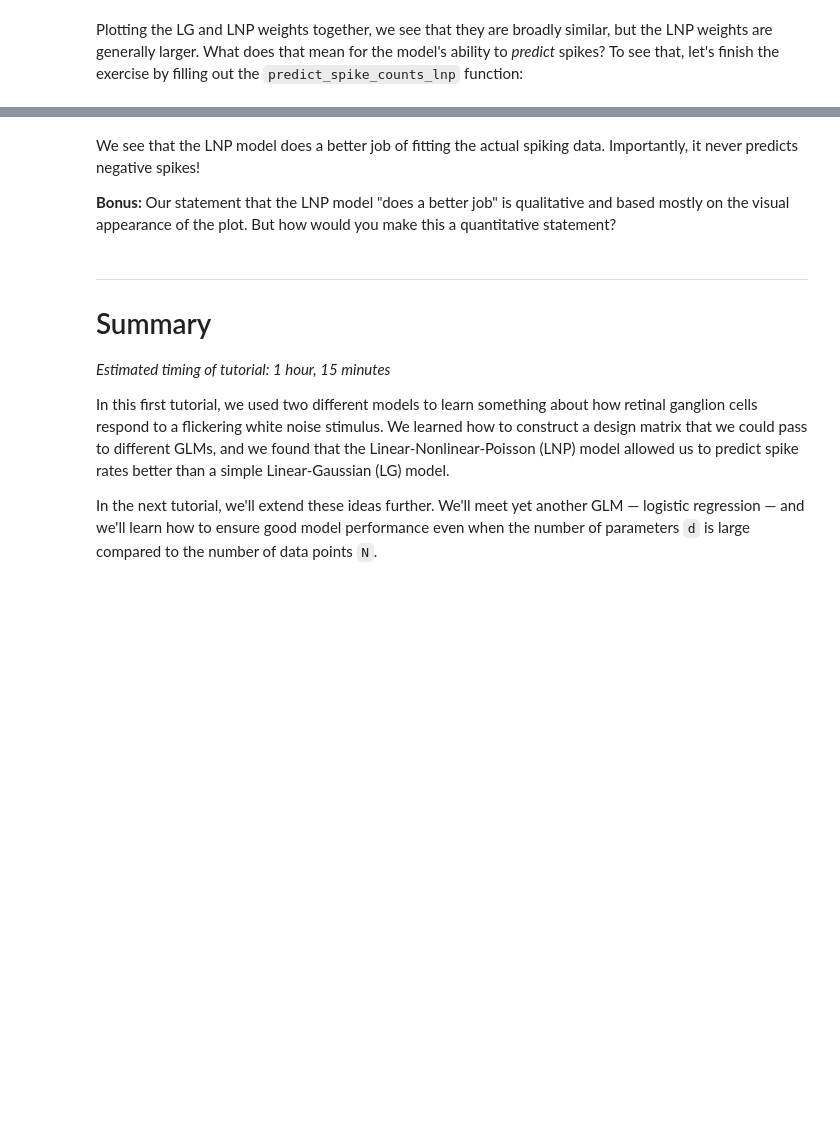
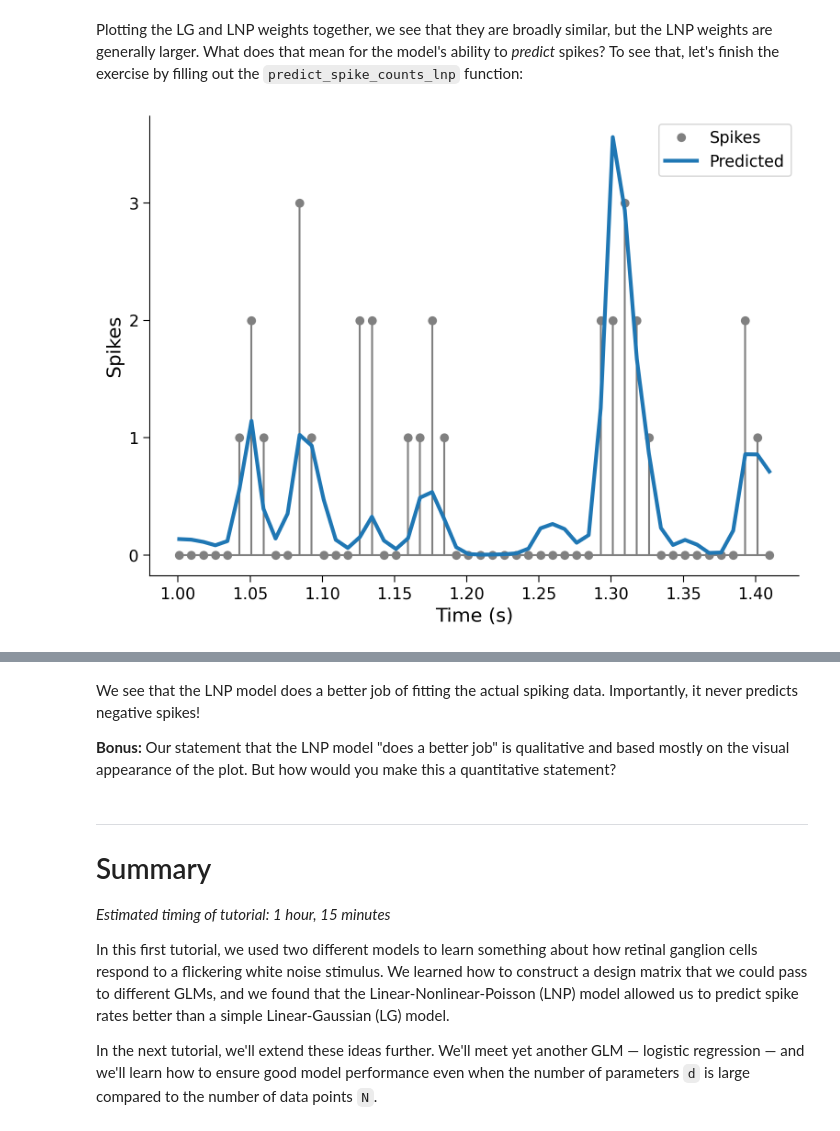
Before and after one commit to heathlarsson/course-content, a Jupyter notebook: tutorials/W1D3_GeneralizedLinearModels/W1D3_Tutorial1.ipynb, the cells around one changed output, grey strips where cells are left out. Saved outputs shown, nothing was run; the diff lists cells and outputs as text; code cells hidden in the pictures; blank space fills up the shorter version.

```diff
--- a/tutorials/W1D3_GeneralizedLinearModels/W1D3_Tutorial1.ipynb
+++ b/tutorials/W1D3_GeneralizedLinearModels/W1D3_Tutorial1.ipynb
@@ -824,37 +821,35 @@ Plotting the LG and LNP weights together, we see that they are broadly similar,
 # %%
 def predict_spike_counts_lnp(stim, spikes, theta=None, d=25):
   """Compute a vector of predicted spike counts given the stimulus.
 
   Args:
     stim (1D array): Stimulus values at each timepoint
     spikes (1D array): Spike counts measured at each timepoint
     theta (1D array): Filter weights; estimated if not provided.
     d (number): Number of time lags to use.
 
   Returns:
     yhat (1D array): Predicted spikes at each timepoint.
 
   """
-  ###########################################################################
-  # Fill in missing code (...) and then remove the error to test
-  raise NotImplementedError("Complete the predict_spike_counts_lnp function")
-  ###########################################################################
 
   y = spikes
   constant = np.ones_like(spikes)
   X = np.column_stack([constant, make_design_matrix(stim)])
   if theta is None:  # Allow pre-cached weights, as fitting is slow
     theta = fit_lnp(X, y, d)
 
-  yhat = ...
+  yhat = np.exp (X @ theta)
   return yhat
 
 
 # Predict spike counts
 yhat = predict_spike_counts_lnp(stim, spikes, theta_lnp)
 
 # Visualize
 plot_spikes_with_prediction(spikes, yhat, dt_stim)
+# %% [output]
+[figure, added]
 # %%
 # to_remove solution
 
```
Also changed, not shown: parts of 3 cells of this notebook.
